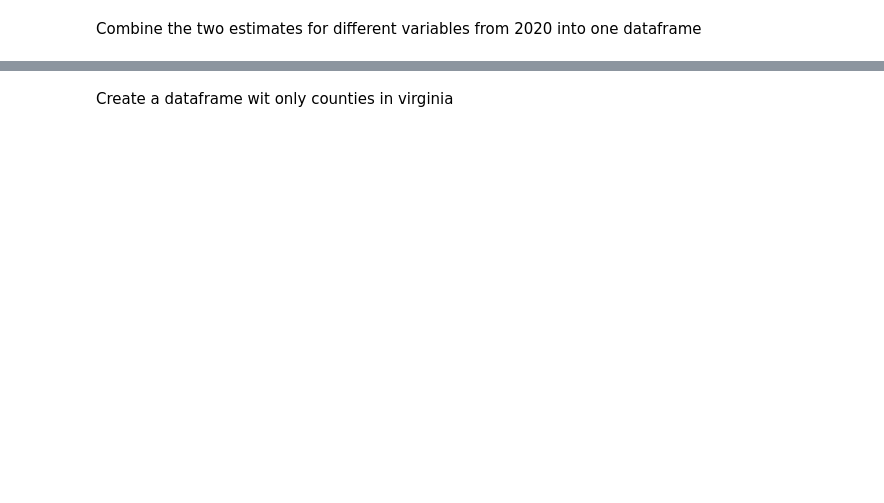
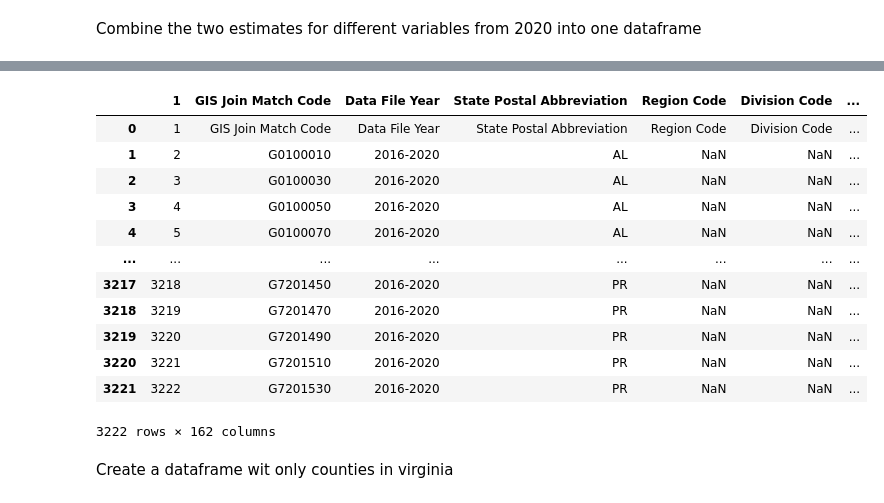
Before and after one commit to isabellamwright/project_voting, a Jupyter notebook: CountyVA.ipynb, the cells around one changed output, grey strips where cells are left out. Cells and saved outputs as stored; diff of their text form; code cells hidden in the pictures; blank space fills up the shorter version.

```diff
--- a/CountyVA.ipynb
+++ b/CountyVA.ipynb
@@ -47,2 +74,18 @@ df3.head()
+# %%
+df
+# %% [output]
+|  | 1 | GIS Join Match Code | Data File Year | State Postal Abbreviation | Region Code | Division Code | ... |
+| 0 | 1 | GIS Join Match Code | Data File Year | State Postal Abbreviation | Region Code | Division Code | ... |
+| 1 | 2 | G0100010 | 2016-2020 | AL | NaN | NaN | ... |
+| 2 | 3 | G0100030 | 2016-2020 | AL | NaN | NaN | ... |
+| 3 | 4 | G0100050 | 2016-2020 | AL | NaN | NaN | ... |
+| 4 | 5 | G0100070 | 2016-2020 | AL | NaN | NaN | ... |
+| ... | ... | ... | ... | ... | ... | ... | ... |
+| 3217 | 3218 | G7201450 | 2016-2020 | PR | NaN | NaN | ... |
+| 3218 | 3219 | G7201470 | 2016-2020 | PR | NaN | NaN | ... |
+| 3219 | 3220 | G7201490 | 2016-2020 | PR | NaN | NaN | ... |
+| 3220 | 3221 | G7201510 | 2016-2020 | PR | NaN | NaN | ... |
+| 3221 | 3222 | G7201530 | 2016-2020 | PR | NaN | NaN | ... |
+3222 rows × 162 columns
 # %% [markdown]
 Create a dataframe wit only counties in virginia
```
Also changed, not shown: parts of 38 cells of this notebook.
